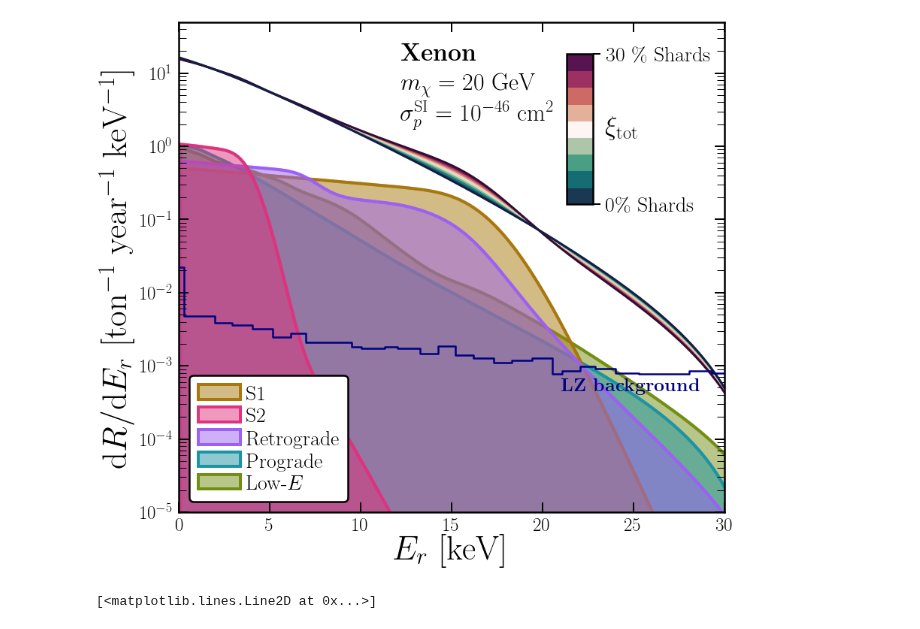
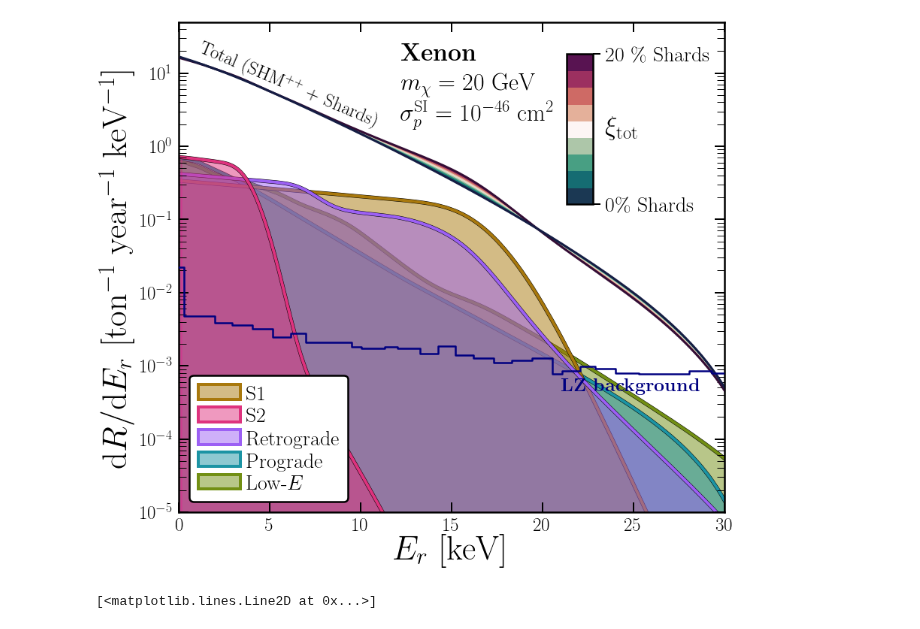
Before and after one commit to cajohare/DarkShards, a Jupyter notebook: code/Plot_NRdists.ipynb, the cells around one changed output. Cells and saved outputs as stored; diff of their text form; code cells hidden in the pictures.

```diff
--- a/code/Plot_NRdists.ipynb
+++ b/code/Plot_NRdists.ipynb
@@ -78,7 +78,7 @@ fig,ax = MySquarePlot(xlab,ylab)
 
 eta = 0.2
 n_xi = 10
-xi_max = 0.3
+xi_max = 0.2
 xi_vals = linspace(0.0,xi_max,n_xi)
 col = (cmocean.cm.curl(linspace(0,1,n_xi)))
 cmap = cmocean.cm.curl
@@ -114,6 +114,7 @@ for idi in ['S1','S2','R','Ca','N']:
         mask1[i] = names[i].startswith(idi)
     dR_ex = xi_max*sum(dR_Sh[mask1,:],0)
     ax.fill_between(Evals,dR_ex,color=col_ex[j,:],lw=4,alpha=0.5,zorder=zo[j])
+    ax.plot(Evals,dR_ex,color='k',lw=5,alpha=1.0,zorder=zo[j])
     ax.plot(Evals,dR_ex,color=col_ex[j,:],lw=4,alpha=1.0,zorder=zo[j])
     ax.fill_between([-1,-1],[-1,-3],facecolor=col_alpha(col_ex[j,:],0.5),edgecolor=col_ex[j,:],lw=4,label=labs[j],zorder=zo[j])
     j += 1
@@ -143,35 +144,36 @@ plt.gcf().text(0.44,0.72,r'$\sigma^{\rm SI}_p = 10^{-46}$ cm$^2$',fontsize=32)
 
 
 dat = loadtxt('../data/LZ/LZ_materials.csv',delimiter=',')
 ax.step(dat[:,0],1000*365*10.0**dat[:,1],'-',lw=2.5,color='navy',zorder=10)
 ax.text(21,0.45e-3,r'{\bf LZ background}',fontsize=25,color='navy',zorder=10)
 
 # # Custom colorbar
 import matplotlib as mpl
 from mpl_toolkits.axes_grid1.inset_locator import inset_axes
-cbar_max = r'30 \% Shards'
+cbar_max = r'20 \% Shards'
 cbar_min = r'0\% Shards'
 cbaxes = inset_axes(ax, width="5%", height="50%", bbox_to_anchor=[-20, 330, 700, 400])
 norm = mpl.colors.Normalize(vmin=0,vmax=1)
 sm = plt.cm.ScalarMappable(cmap=cmap, norm=norm)
 sm.set_array([])
 plt.colorbar(sm,cax=cbaxes,ticks=(0,1),boundaries=linspace(0,1,n_xi))
 f = plt.gcf().get_children()
 cbar = f[2]
 cbar.set_yticklabels([cbar_min, cbar_max])  # vertically oriented colorbar
 cbar.tick_params(labelsize=28)
 cbar.tick_params(which='major',direction='out',width=2,length=10,right=True,top=False,pad=7)
 cbar.tick_params(which='minor',direction='out',width=2,length=7,right=True,top=False)
 plt.gcf().text(0.73,0.7,r'$\xi_{\rm tot}$',fontsize=35,color='k')
 
+plt.gcf().text(0.15,0.72,'Total (SHM$^{++}$ + Shards)',rotation=-23,fontsize=25)
 
 # Save figure
 plt.show()
 pltname = 'Shards_dRdE'
 fig.savefig('../plots/'+pltname+'.pdf',bbox_inches='tight')
 fig.savefig('../plots/plots_png/'+pltname+'.png',bbox_inches='tight')
 # %% [output]
-[figure, old version]
+[figure, new version]
 # %%
 i = 9
 xi = xi_vals[i]
```
Also changed, not shown: 19 other files.
